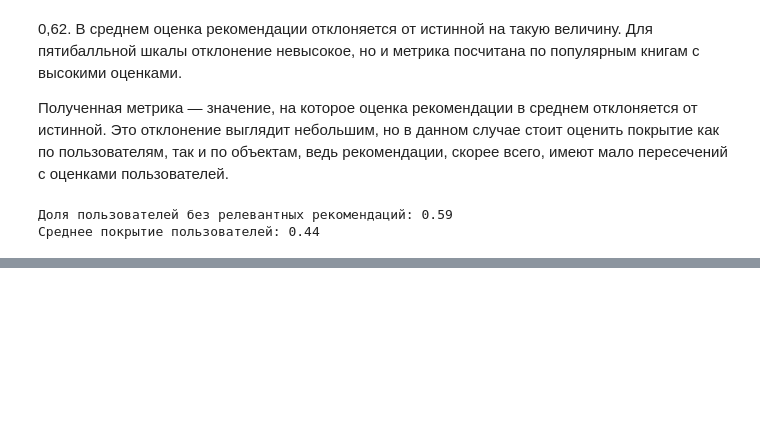
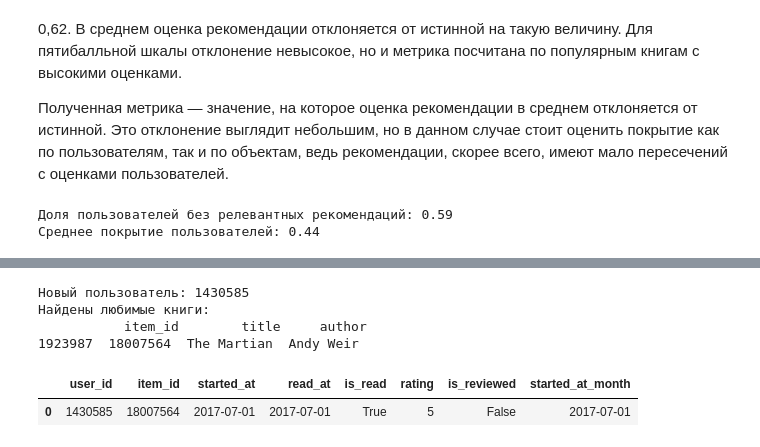
Before and after one commit to alina-tad/mle-recsys-start, a Jupyter notebook: preprocessing.ipynb, the cells around one changed output, grey strips where cells are left out. Saved outputs shown, nothing was run; the diff lists cells and outputs as text; code cells hidden in the pictures; blank space fills up the shorter version.

```diff
--- a/preprocessing.ipynb
+++ b/preprocessing.ipynb
@@ -418,0 +615,47 @@ print(f"Среднее покрытие пользователей: {cold_users_
+# %%
+# Создадим нового юзера и «положим» ему в историю пару книг, которые ему "очень понравились".
+
+import pandas as pd
+from datetime import date
+
+# 1. выберем новый user_id, которого точно нет в данных
+new_user_id = events["user_id"].max() + 1
+print("Новый пользователь:", new_user_id)
+
+# 2. выбераем свои любимые книги по title
+my_fav_titles = [
+    "The Martian",                          # пример
+    "Harry Potter and the Sorcerer's Stone" # пример
+]
+
+fav_items = items[items["title"].isin(my_fav_titles)][["item_id", "title", "author"]]
+print("Найдены любимые книги:\n", fav_items)
+
+# 3. соберём фейковые события для нового пользователя
+today = date(2017, 7, 1)  # до split-даты, чтобы он попал в train
+
+new_user_events = []
+
+for item_id in fav_items["item_id"]:
+    new_user_events.append(
+        {
+            "user_id": new_user_id,
+            "item_id": item_id,
+            "started_at": today,
+            "read_at": today,
+            "is_read": True,
+            "rating": 5,         # ставим высокий рейтинг любимым книгам
+            "is_reviewed": False,
+            "started_at_month": today.replace(day=1),
+        }
+    )
+
+new_user_events = pd.DataFrame(new_user_events)
+new_user_events
+# %% [output]
+Новый пользователь: 1430585
+Найдены любимые книги:
+           item_id        title     author
+1923987  18007564  The Martian  Andy Weir
+|  | user_id | item_id | started_at | read_at | is_read | rating | is_reviewed | started_at_month |
+| 0 | 1430585 | 18007564 | 2017-07-01 | 2017-07-01 | True | 5 | False | 2017-07-01 |
```
Also changed, not shown: parts of 24 cells of this notebook.
